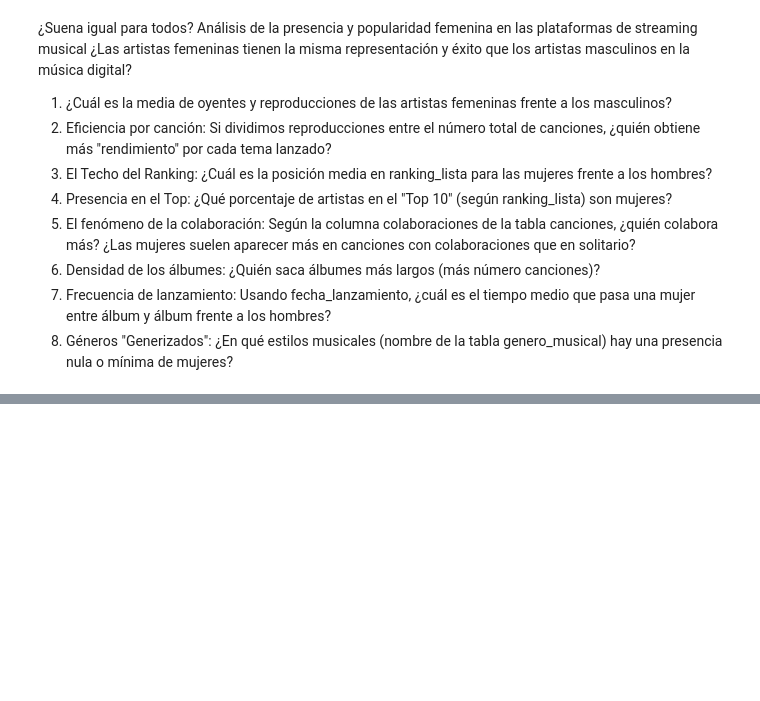
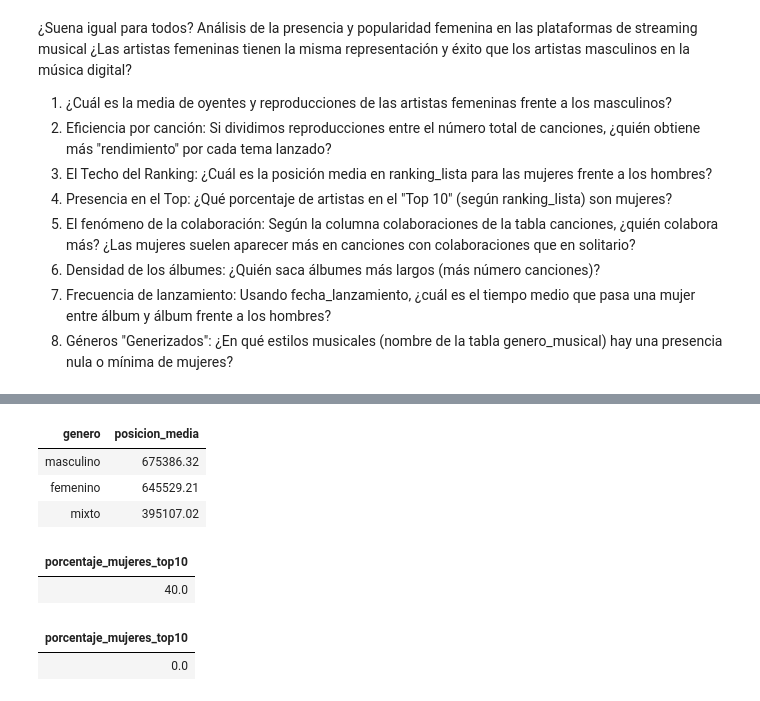
Before and after one commit to Adalab/proyecto-da-promo-67-modulo2-team-1, a Jupyter notebook: Extraccion_datos_apis.ipynb, the cells around one changed output, grey strips where cells are left out. Cells and saved outputs as stored; diff of their text form; code cells hidden in the pictures; blank space fills up the shorter version.

```diff
--- a/Extraccion_datos_apis.ipynb
+++ b/Extraccion_datos_apis.ipynb
@@ -686,0 +753,51 @@ conexion.commit()
+# %%
+# 2. ¿Cuál es la posición media en ranking_lista para las mujeres frente a los hombres?
+query_2 = '''SELECT a.genero,
+    ROUND(AVG(c.ranking_lista), 2) AS posicion_media
+FROM artista a
+JOIN canciones c
+ON a.id_artista = c.id_artista
+WHERE c.ranking_lista IS NOT NULL AND a.artista_principal = TRUE
+GROUP BY a.genero
+ORDER BY posicion_media DESC;'''
+df_query = consultas_generales(nombre_bd, query_2)
+HTML(df_query.to_html(index=False))
+# %% [output]
+| genero | posicion_media |
+| masculino | 675386.32 |
+| femenino | 645529.21 |
+| mixto | 395107.02 |
+# %%
+# 2.1 ¿Qué porcentaje de artistas en el "Top 10" (según ranking_lista) son mujeres?
+query_2_1 = '''SELECT ROUND(100 * COUNT(DISTINCT CASE WHEN a.genero = 'femenino' THEN a.id_artista END) / COUNT(DISTINCT a.id_artista), 2) AS porcentaje_mujeres_top10
+FROM artista a
+JOIN (
+    SELECT id_artista, AVG(ranking_lista) AS promedio_ranking
+    FROM canciones
+    WHERE id_artista IN (SELECT id_artista FROM artista WHERE artista_principal = TRUE)
+    GROUP BY id_artista
+    ORDER BY promedio_ranking DESC
+    LIMIT 10
+) top10 ON a.id_artista = top10.id_artista;'''
+df_query = consultas_generales(nombre_bd, query_2_1)
+HTML(df_query.to_html(index=False))
+# %% [output]
+| porcentaje_mujeres_top10 |
+| 40.0 |
+# %%
+# 2.2 ¿Qué porcentaje de artistas en el "Top 10" (según ranking_lista) son grupos mixtos con mujeres al frente?
+query_2_2 = '''SELECT ROUND(100 * COUNT(DISTINCT CASE WHEN a.genero = 'mixto' THEN a.id_artista END) / COUNT(DISTINCT a.id_artista), 2) AS porcentaje_mujeres_top10
+FROM artista a
+JOIN (
+    SELECT id_artista, AVG(ranking_lista) AS promedio_ranking
+    FROM canciones
+    WHERE id_artista IN (SELECT id_artista FROM artista WHERE artista_principal = TRUE)
+    GROUP BY id_artista
+    ORDER BY promedio_ranking DESC
+    LIMIT 10
+) top10 ON a.id_artista = top10.id_artista;'''
+df_query = consultas_generales(nombre_bd, query_2_2)
+HTML(df_query.to_html(index=False))
+# %% [output]
+| porcentaje_mujeres_top10 |
+| 0.0 |
```
Also changed, not shown: parts of 15 cells of this notebook, 3 other files.
